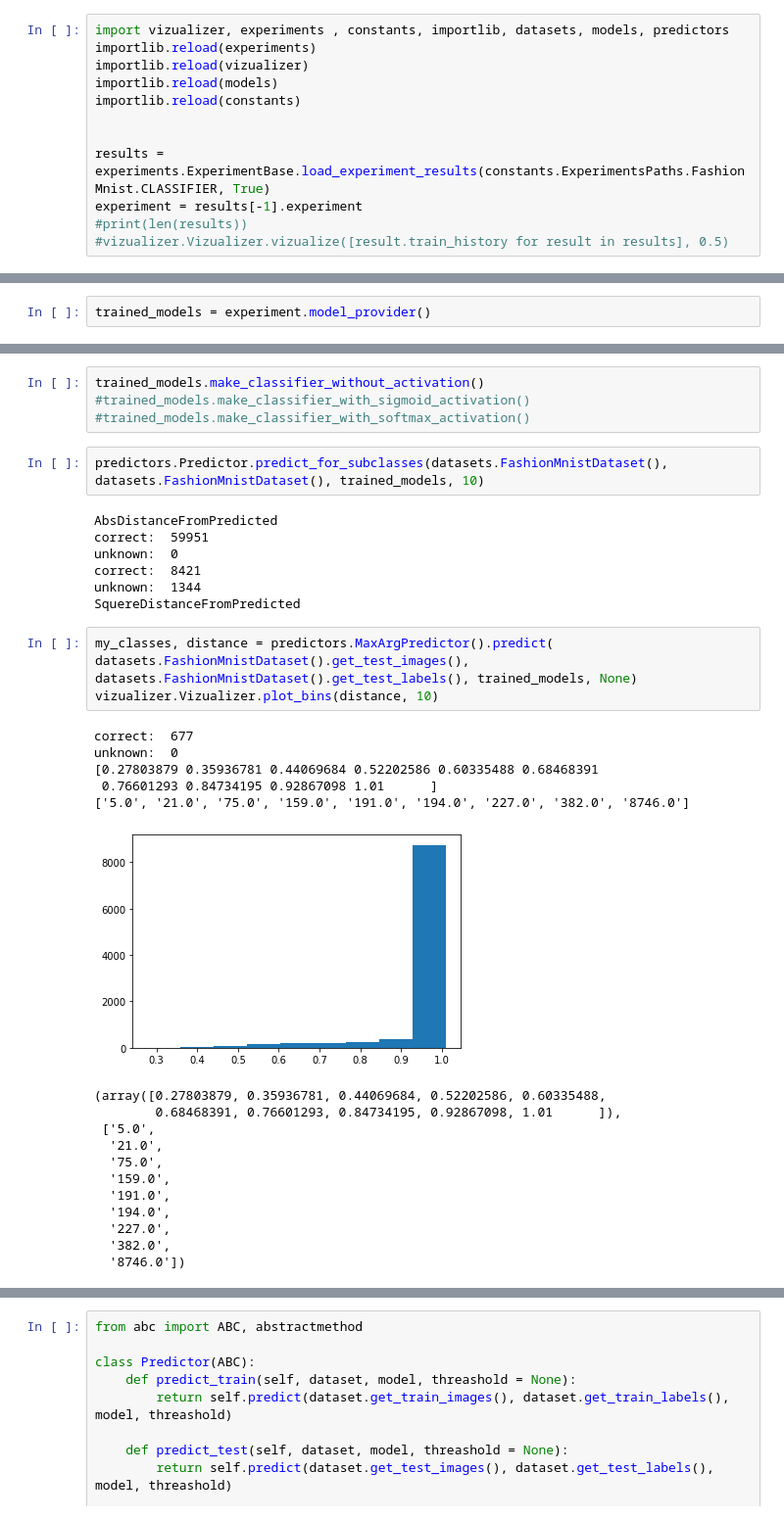
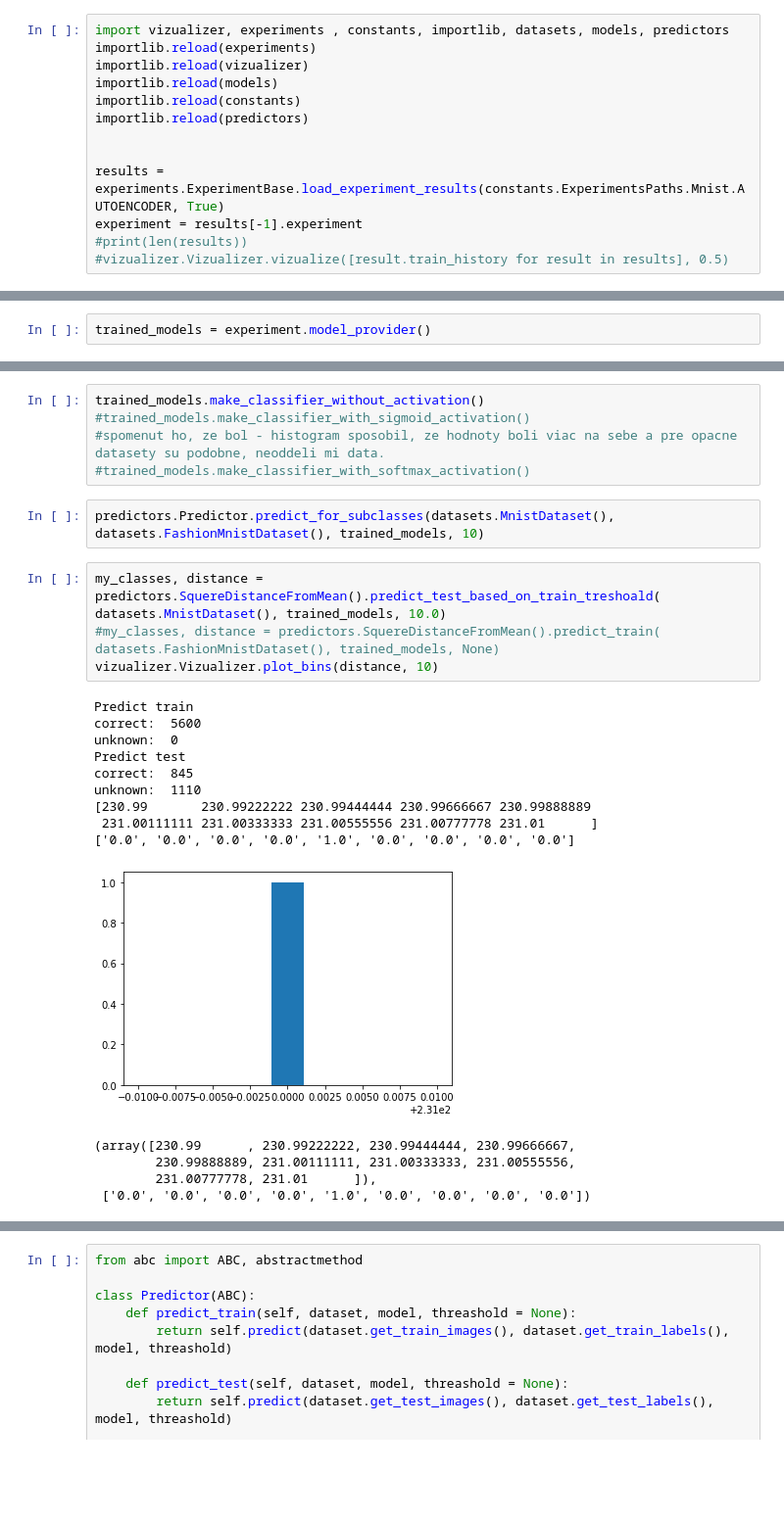
Before and after one commit to andrejBel/MastersThesis, a Jupyter notebook: for_training.ipynb, the cells around one changed output, grey strips where cells are left out. Shown: that part at 98% size. Saved outputs shown, nothing was run; the diff lists cells and outputs as text; blank space fills up the shorter version.

```diff
--- a/for_training.ipynb
+++ b/for_training.ipynb
@@ -96,9 +42,10 @@ importlib.reload(experiments)
 importlib.reload(vizualizer)
 importlib.reload(models)
 importlib.reload(constants)
+importlib.reload(predictors)
 
 
-results = experiments.ExperimentBase.load_experiment_results(constants.ExperimentsPaths.FashionMnist.CLASSIFIER, True)
+results = experiments.ExperimentBase.load_experiment_results(constants.ExperimentsPaths.Mnist.AUTOENCODER, True)
 experiment = results[-1].experiment
 #print(len(results))
 #vizualizer.Vizualizer.vizualize([result.train_history for result in results], 0.5)
@@ -112,34 +81,26 @@ print(last_layer.activation)
-# %%
-trained_models.make_classifier_without_activation()
-#trained_models.make_classifier_with_sigmoid_activation()
-#trained_models.make_classifier_with_softmax_activation()
+# %%
+trained_models.make_classifier_without_activation()
+#trained_models.make_classifier_with_sigmoid_activation()
+#spomenut ho, ze bol - histogram sposobil, ze hodnoty boli viac na sebe a pre opacne datasety su podobne, neoddeli mi data.
+#trained_models.make_classifier_with_softmax_activation()
 # %%
-predictors.Predictor.predict_for_subclasses(datasets.FashionMnistDataset(),  datasets.FashionMnistDataset(), trained_models, 10)
+predictors.Predictor.predict_for_subclasses(datasets.MnistDataset(),  datasets.FashionMnistDataset(), trained_models, 10)
-# %% [output]
-AbsDistanceFromPredicted
-correct:  59951
-unknown:  0
-correct:  8421
-unknown:  1344
-SquereDistanceFromPredicted
 # %%
-my_classes, distance = predictors.MaxArgPredictor().predict( datasets.FashionMnistDataset().get_test_images(), datasets.FashionMnistDataset().get_test_labels(), trained_models, None)
+my_classes, distance = predictors.SquereDistanceFromMean().predict_test_based_on_train_treshoald( datasets.MnistDataset(), trained_models, 10.0)
+#my_classes, distance = predictors.SquereDistanceFromMean().predict_train( datasets.FashionMnistDataset(), trained_models, None)
 vizualizer.Vizualizer.plot_bins(distance, 10)
 # %% [output]
-correct:  677
+Predict train
+correct:  5600
 unknown:  0
-[0.27803879 0.35936781 0.44069684 0.52202586 0.60335488 0.68468391
- 0.76601293 0.84734195 0.92867098 1.01      ]
-['5.0', '21.0', '75.0', '159.0', '191.0', '194.0', '227.0', '382.0', '8746.0']
+Predict test
+correct:  845
+unknown:  1110
+[230.99       230.99222222 230.99444444 230.99666667 230.99888889
+ 231.00111111 231.00333333 231.00555556 231.00777778 231.01      ]
+['0.0', '0.0', '0.0', '0.0', '1.0', '0.0', '0.0', '0.0', '0.0']
-[figure, old version]
+[figure, new version]
-(array([0.27803879, 0.35936781, 0.44069684, 0.52202586, 0.60335488,
-        0.68468391, 0.76601293, 0.84734195, 0.92867098, 1.01      ]),
- ['5.0',
-  '21.0',
-  '75.0',
-  '159.0',
-  '191.0',
-  '194.0',
-  '227.0',
-  '382.0',
-  '8746.0'])
+(array([230.99      , 230.99222222, 230.99444444, 230.99666667,
+        230.99888889, 231.00111111, 231.00333333, 231.00555556,
+        231.00777778, 231.01      ]),
+ ['0.0', '0.0', '0.0', '0.0', '1.0', '0.0', '0.0', '0.0', '0.0'])
```
Also changed, not shown: parts of 23 cells of this notebook, 6 other files.
